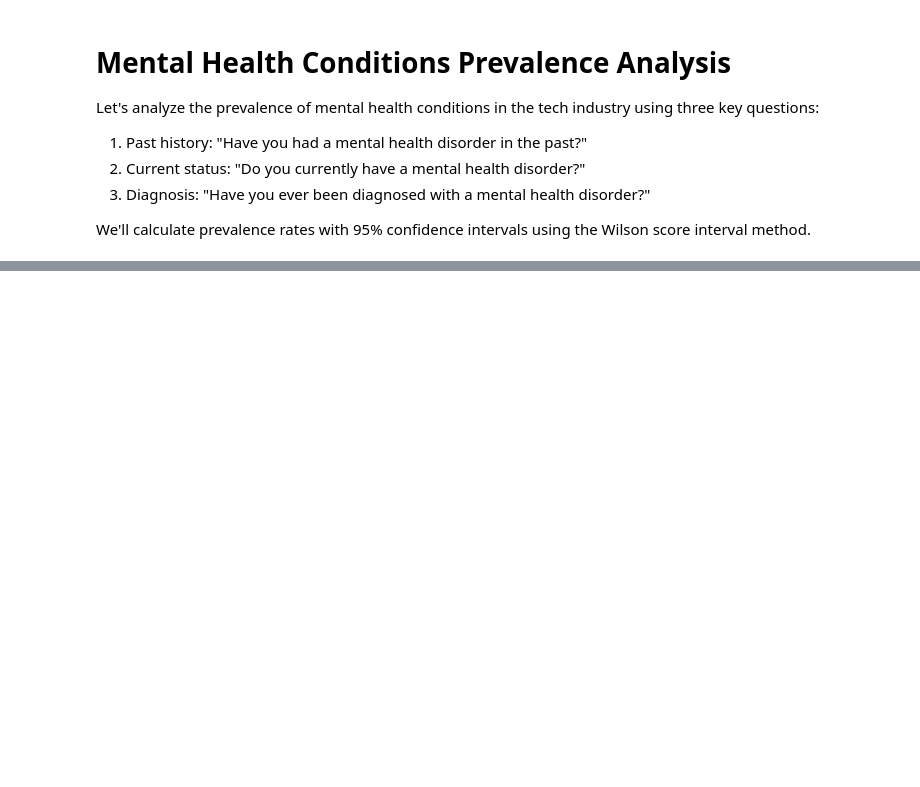
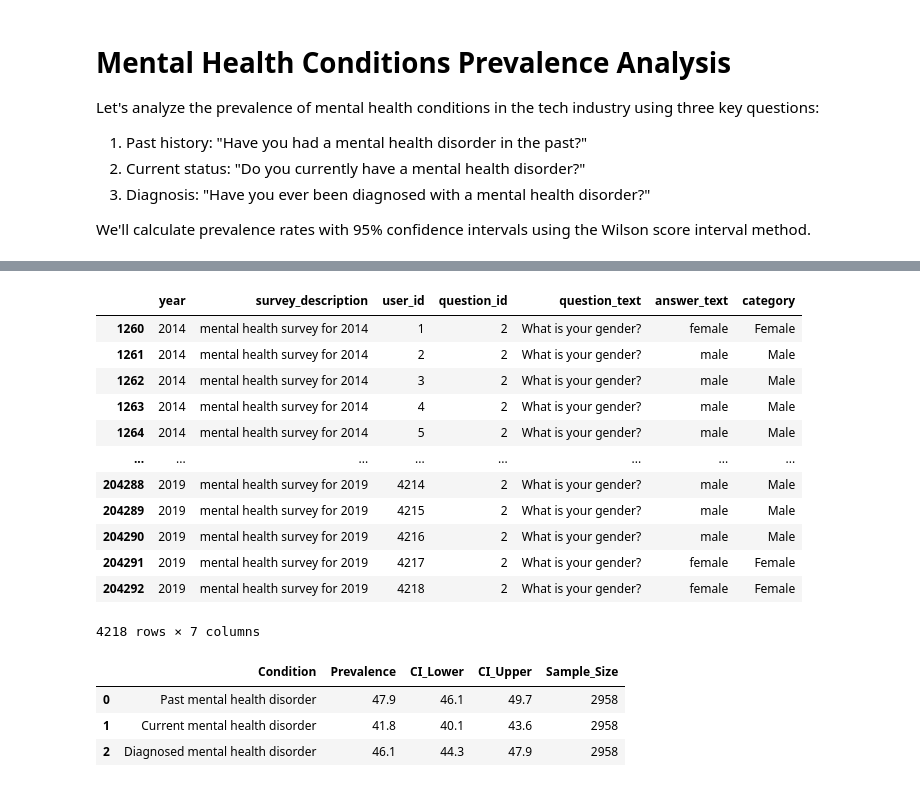
Before and after one commit to redashimself/TuringCollege, a Jupyter notebook: 2. Statistical Interference/Sprint 1/Project - Mental Health in Tech Industry/mental_health_analysis.ipynb, the cells around one changed output, grey strips where cells are left out. Drawn from its saved outputs; the diff is of its cells as text; code cells hidden in the pictures; blank space fills up the shorter version.

```diff
--- a/2. Statistical Interference/Sprint 1/Project - Mental Health in Tech Industry/mental_health_analysis.ipynb
+++ b/2. Statistical Interference/Sprint 1/Project - Mental Health in Tech Industry/mental_health_analysis.ipynb
@@ -591,0 +1191,23 @@ Count: 1
+# %%
+gender_df
+# %% [output]
+|  | year | survey_description | user_id | question_id | question_text | answer_text | category |
+| 1260 | 2014 | mental health survey for 2014 | 1 | 2 | What is your gender? | female | Female |
+| 1261 | 2014 | mental health survey for 2014 | 2 | 2 | What is your gender? | male | Male |
+| 1262 | 2014 | mental health survey for 2014 | 3 | 2 | What is your gender? | male | Male |
+| 1263 | 2014 | mental health survey for 2014 | 4 | 2 | What is your gender? | male | Male |
+| 1264 | 2014 | mental health survey for 2014 | 5 | 2 | What is your gender? | male | Male |
+| ... | ... | ... | ... | ... | ... | ... | ... |
+| 204288 | 2019 | mental health survey for 2019 | 4214 | 2 | What is your gender? | male | Male |
+| 204289 | 2019 | mental health survey for 2019 | 4215 | 2 | What is your gender? | male | Male |
+| 204290 | 2019 | mental health survey for 2019 | 4216 | 2 | What is your gender? | male | Male |
+| 204291 | 2019 | mental health survey for 2019 | 4217 | 2 | What is your gender? | female | Female |
+| 204292 | 2019 | mental health survey for 2019 | 4218 | 2 | What is your gender? | female | Female |
+4218 rows × 7 columns
+# %%
+mental_health_df
+# %% [output]
+|  | Condition | Prevalence | CI_Lower | CI_Upper | Sample_Size |
+| 0 | Past mental health disorder | 47.9 | 46.1 | 49.7 | 2958 |
+| 1 | Current mental health disorder | 41.8 | 40.1 | 43.6 | 2958 |
+| 2 | Diagnosed mental health disorder | 46.1 | 44.3 | 47.9 | 2958 |
```
Also changed, not shown: parts of 18 cells of this notebook.
